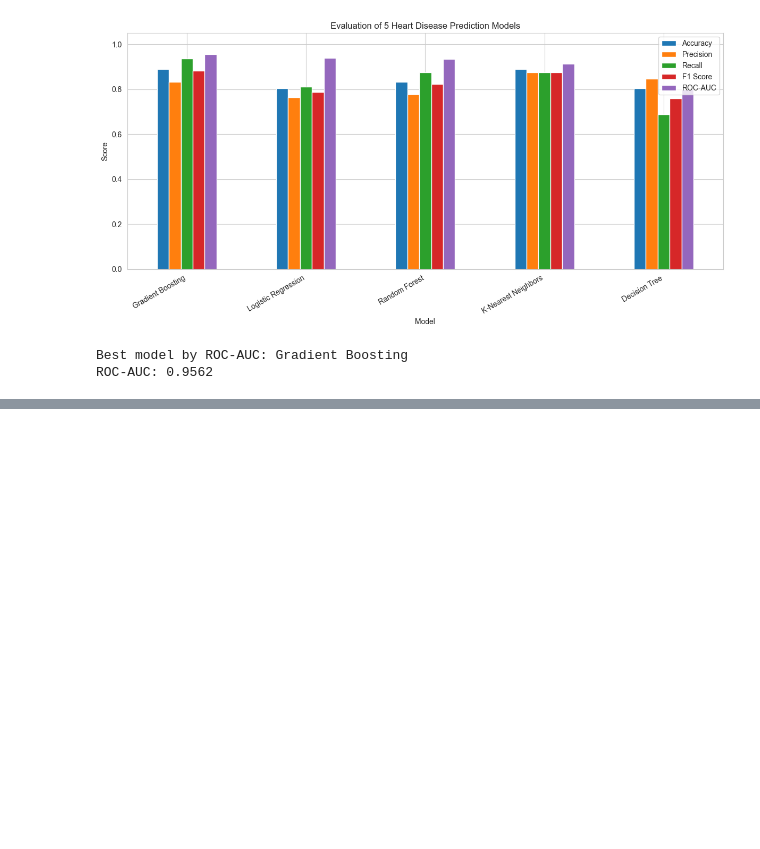
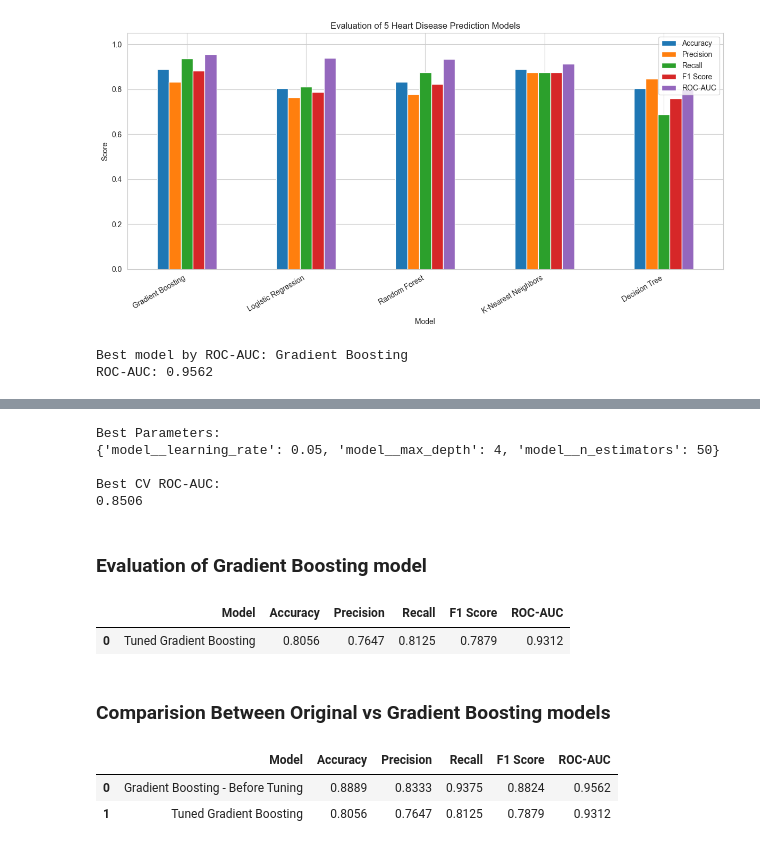
Before and after one commit to SinchanaMC24/Heart-disease-Prediction, a Jupyter notebook: Notebooks/Heart_Disease_Prediction.ipynb, the cells around one changed output, grey strips where cells are left out. Saved outputs shown, nothing was run; the diff lists cells and outputs as text; code cells hidden in the pictures; blank space fills up the shorter version.

Commit message:
Added complete heart disease prediction project

```diff
--- a/Notebooks/Heart_Disease_Prediction.ipynb
+++ b/Notebooks/Heart_Disease_Prediction.ipynb
@@ -701,0 +645,79 @@ Five machine learning algorithms—K-Nearest Neighbors, Logistic Regression, Dec
+# %%
+gb_pipeline = Pipeline([
+    ("preprocessing", preprocessor),
+    ("model", GradientBoostingClassifier(random_state=42))
+])
+
+param_grid = {
+    "model__n_estimators": [50, 100, 150],
+    "model__learning_rate": [0.01, 0.05, 0.1],
+    "model__max_depth": [2, 3, 4]
+}
+# %%
+# Gridsearch CV
+grid_search = GridSearchCV(
+    estimator=gb_pipeline,
+    param_grid=param_grid,
+    cv=5,
+    scoring="roc_auc",
+    n_jobs=-1
+)
+
+grid_search.fit(X_train, y_train)
+
+print("Best Parameters:")
+print(grid_search.best_params_)
+
+print("\nBest CV ROC-AUC:")
+print(round(grid_search.best_score_, 4))
+# %% [output]
+Best Parameters:
+{'model__learning_rate': 0.05, 'model__max_depth': 4, 'model__n_estimators': 50}
+
+Best CV ROC-AUC:
+0.8506
+# %% [markdown]
+### Evaluation of Gradient Boosting model
+# %%
+tuned_gb = grid_search.best_estimator_
+
+y_pred_tuned = tuned_gb.predict(X_test)
+y_prob_tuned = tuned_gb.predict_proba(X_test)[:, 1]
+
+tuned_gb_results = {
+    "Model": "Tuned Gradient Boosting",
+    "Accuracy": accuracy_score(y_test, y_pred_tuned),
+    "Precision": precision_score(y_test, y_pred_tuned, zero_division=0),
+    "Recall": recall_score(y_test, y_pred_tuned, zero_division=0),
+    "F1 Score": f1_score(y_test, y_pred_tuned, zero_division=0),
+    "ROC-AUC": roc_auc_score(y_test, y_prob_tuned)
+}
+
+tuned_gb_results_df = pd.DataFrame([tuned_gb_results])
+
+display(tuned_gb_results_df.round(4))
+# %% [output]
+|  | Model | Accuracy | Precision | Recall | F1 Score | ROC-AUC |
+| 0 | Tuned Gradient Boosting | 0.8056 | 0.7647 | 0.8125 | 0.7879 | 0.9312 |
+# %% [markdown]
+### Comparision Between Original vs Gradient Boosting models
+# %%
+original_gb = results_df[results_df["Model"] == "Gradient Boosting"].iloc[0]
+
+comparison_df = pd.DataFrame([
+    {
+        "Model": "Gradient Boosting - Before Tuning",
+        "Accuracy": original_gb["Accuracy"],
+        "Precision": original_gb["Precision"],
+        "Recall": original_gb["Recall"],
+        "F1 Score": original_gb["F1 Score"],
+        "ROC-AUC": original_gb["ROC-AUC"]
+    },
+    tuned_gb_results
+])
+
+display(comparison_df.round(4))
+# %% [output]
+|  | Model | Accuracy | Precision | Recall | F1 Score | ROC-AUC |
+| 0 | Gradient Boosting - Before Tuning | 0.8889 | 0.8333 | 0.9375 | 0.8824 | 0.9562 |
+| 1 | Tuned Gradient Boosting | 0.8056 | 0.7647 | 0.8125 | 0.7879 | 0.9312 |
```
Also changed, not shown: parts of 32 cells of this notebook, 5 other files.
